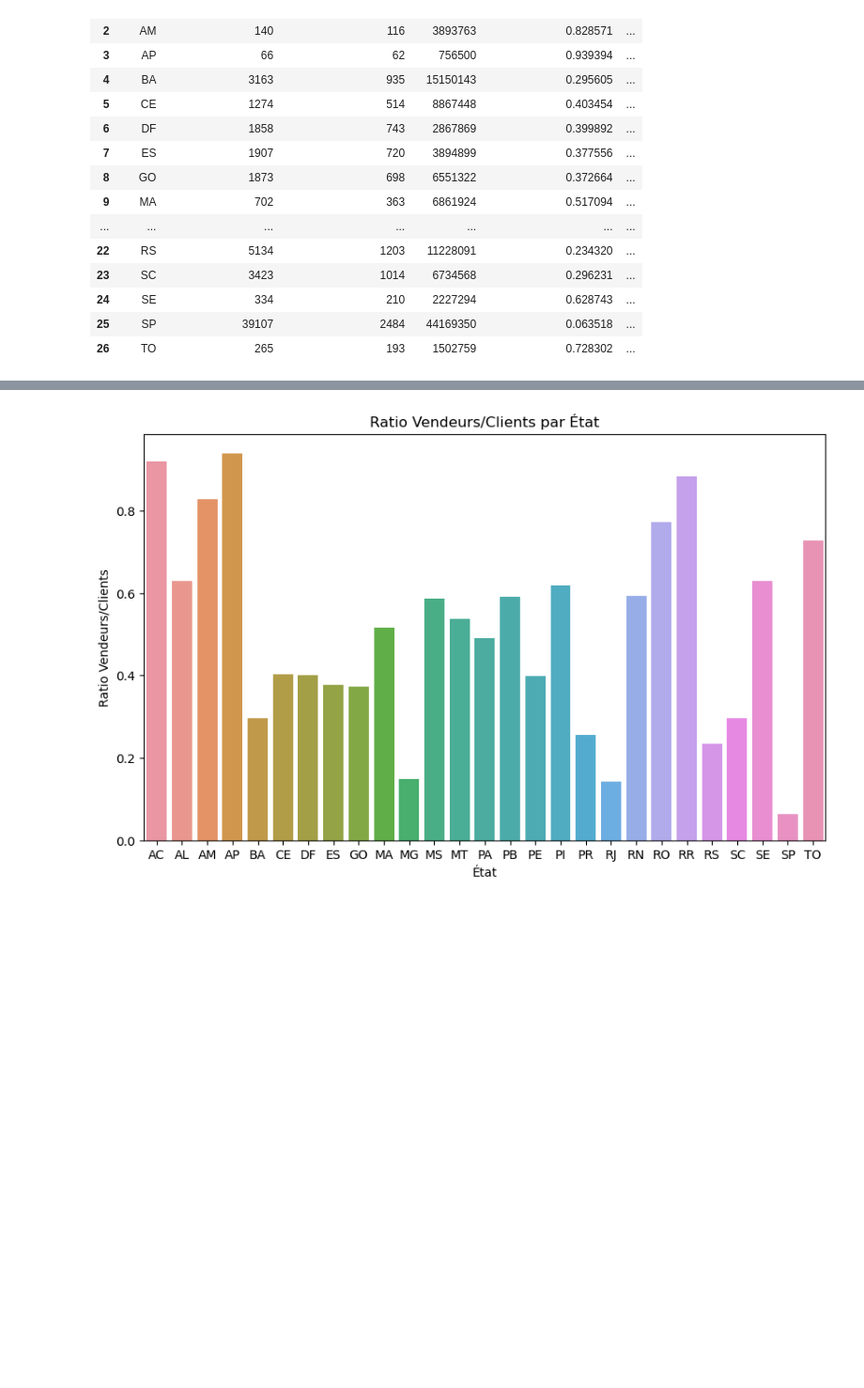
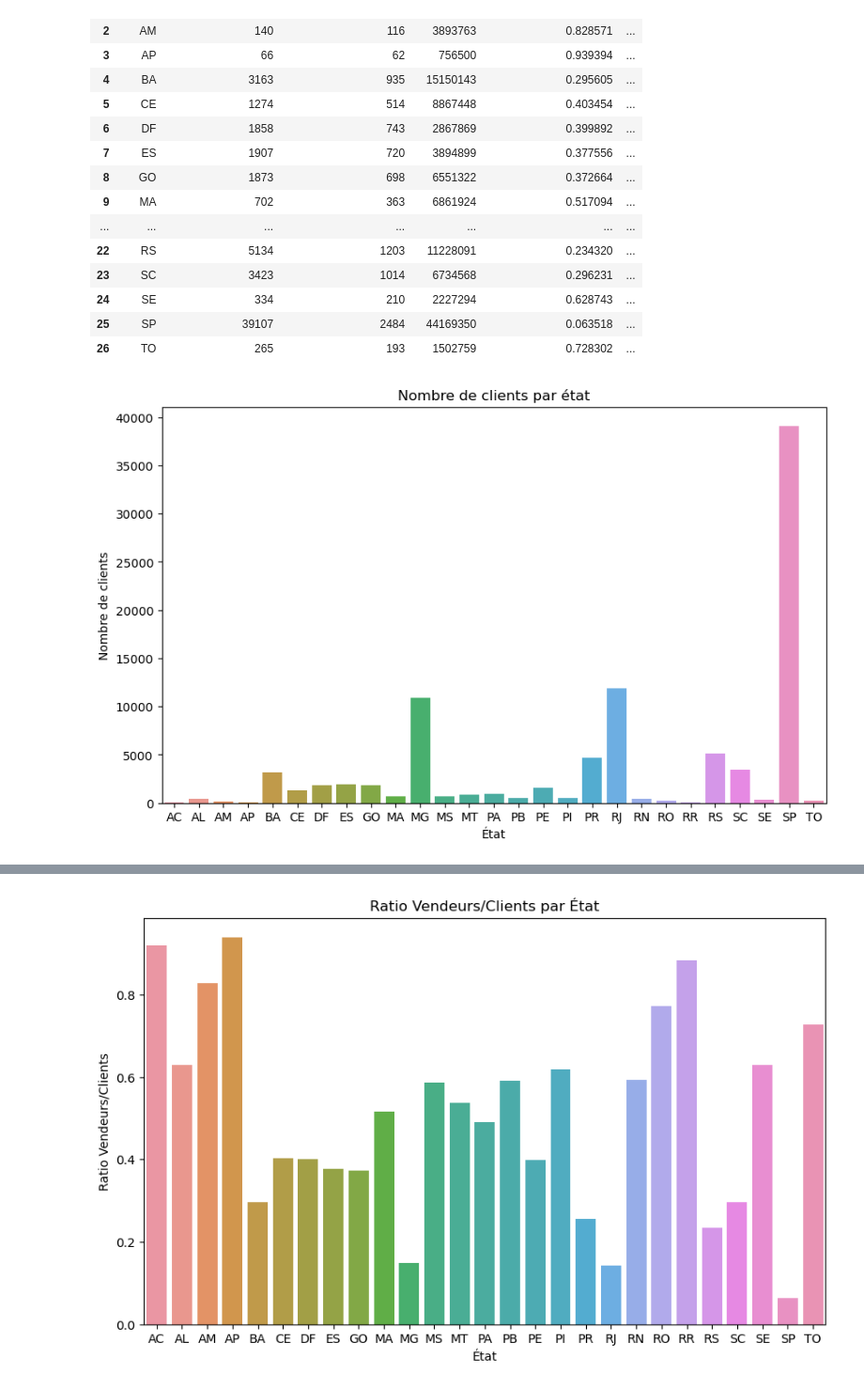
Before and after one commit to HaDock404/CustomerSegmentation, a Jupyter notebook: notebook.ipynb, the cells around one changed output, grey strips where cells are left out. Shown: that part at 94% size. Saved outputs shown, nothing was run; the diff lists cells and outputs as text; code cells hidden in the pictures; blank space fills up the shorter version.

```diff
--- a/notebook.ipynb
+++ b/notebook.ipynb
@@ -404,3 +410,18 @@ df_states
 | 24 | SE | 334 | 210 | 2227294 | 0.628743 | ... |
 | 25 | SP | 39107 | 2484 | 44169350 | 0.063518 | ... |
 | 26 | TO | 265 | 193 | 1502759 | 0.728302 | ... |
+# %%
+import pandas as pd
+import matplotlib.pyplot as plt
+import seaborn as sns
+
+plt.figure(figsize=(10, 6))
+sns.barplot(x='States', y='Nombre_de_clients', data=df_states)
+
+plt.title('Nombre de clients par état')
+plt.xlabel('État')
+plt.ylabel('Nombre de clients')
+
+plt.show()
+# %% [output]
+[figure, added]
```
Also changed, not shown: parts of 21 cells of this notebook.
